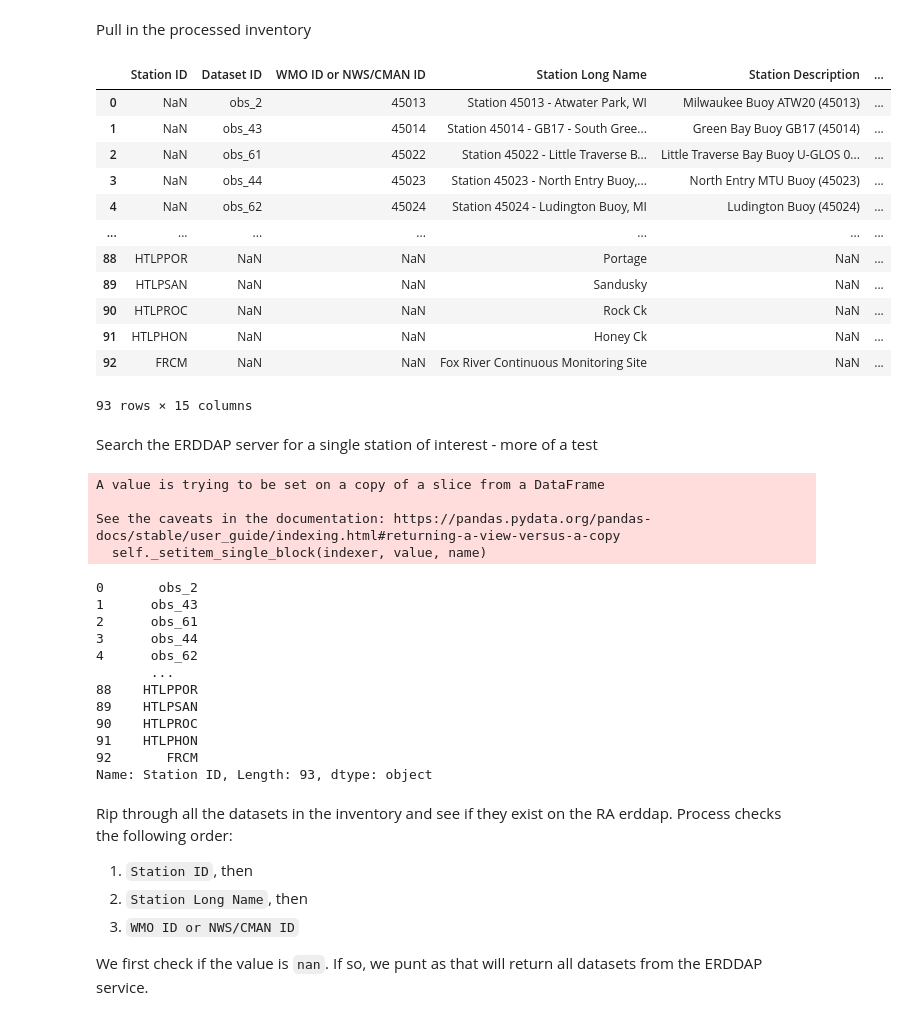
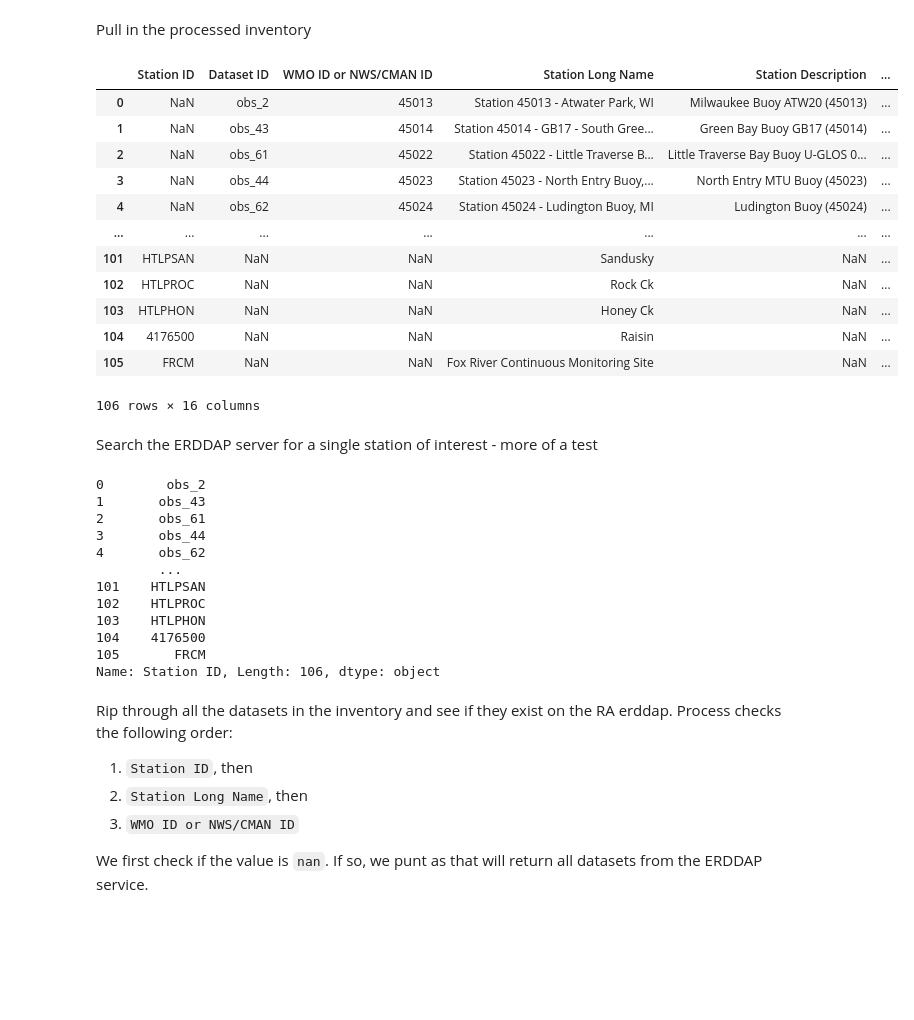
Before and after one commit to ioos/ioos-asset-inventory, a Jupyter notebook: spot_check_stations.ipynb, the cells around one changed output. Saved outputs shown, nothing was run; the diff lists cells and outputs as text; code cells hidden in the pictures; blank space fills up the shorter version.

```diff
--- a/spot_check_stations.ipynb
+++ b/spot_check_stations.ipynb
@@ -31,40 +31,40 @@ Pull in the processed inventory
 # #url = 'http://tds.glos.us/thredds/dodsC/buoy_agg_standard/45186/45186.ncml'
 # #url = 'http://tds.glos.us/thredds/dodsC/buoy_agg_standard/bgsusd2/bgsusd2.ncml'
 # url = 'http://oos.soest.hawaii.edu/thredds/dodsC/hioos/nss/ns12agg'
 # print(url)
 # ds = xr.open_dataset(url)
 # #ds = netCDF4.Dataset(url,'r')
 # title = ds.title
 # start_time = np.datetime_as_string(ds.time.min().values, unit='D')
 # end_time = np.datetime_as_string(ds.time.max().values, unit='D')
 # print('Duration: %s - %s' % (np.datetime_as_string(ds.time.min().values, unit='D'),
 #                              np.datetime_as_string(ds.time.max().values, unit='D'))
 #       )
 
 # Try glos web server
 # url = 'https://glbuoys.glos.us/tools/export?ftype=csv&data_type=buoy&units=eng&locs=OMOECC_E1&params=Water_Temperature_at_Surface|dissolved_oxygen_saturation|water_conductivity|ysi_turbidity&tperiod=custom&date_start=2020-01-01&date_end=2020-12-31&avg_ivld=none'
 # df = erddapy.ERDDAP.to_pandas(url)
 
 ## using ERDDAP to look for stations
 # check out http://data.glos.us/erddap/tabledap/allDatasets.htmlTable?datasetID%2Ctitle%2CminTime%2CmaxTime&maxTime%3E=2020-01-01&maxTime%3C=2020-12-31&orderBy(%22maxTime%22)
 # that lists out all the GLOS stations with the maximum time of observations within the year 2020 (on their ERDDAP).
 
-df = pd.read_excel('2021/data/processed/%s.xlsx' % ra.upper())
+df = pd.read_excel('2021/data/processed/%s.xlsx' % ra.upper(), dtype=str)
 df
 # %% [output]
 |  | Station ID | Dataset ID | WMO ID or NWS/CMAN ID | Station Long Name | Station Description | ... |
 | 0 | NaN | obs_2 | 45013 | Station 45013 - Atwater Park, WI | Milwaukee Buoy ATW20 (45013) | ... |
 | 1 | NaN | obs_43 | 45014 | Station 45014 - GB17 - South Gree... | Green Bay Buoy GB17 (45014) | ... |
 | 2 | NaN | obs_61 | 45022 | Station 45022 - Little Traverse B... | Little Traverse Bay Buoy U-GLOS 0... | ... |
 | 3 | NaN | obs_44 | 45023 | Station 45023 - North Entry Buoy,... | North Entry MTU Buoy (45023) | ... |
 | 4 | NaN | obs_62 | 45024 | Station 45024 - Ludington Buoy, MI | Ludington Buoy (45024) | ... |
 | ... | ... | ... | ... | ... | ... | ... |
-| 88 | HTLPPOR | NaN | NaN | Portage | NaN | ... |
-| 89 | HTLPSAN | NaN | NaN | Sandusky | NaN | ... |
-| 90 | HTLPROC | NaN | NaN | Rock Ck | NaN | ... |
-| 91 | HTLPHON | NaN | NaN | Honey Ck | NaN | ... |
-| 92 | FRCM | NaN | NaN | Fox River Continuous Monitoring Site | NaN | ... |
+| 101 | HTLPSAN | NaN | NaN | Sandusky | NaN | ... |
+| 102 | HTLPROC | NaN | NaN | Rock Ck | NaN | ... |
+| 103 | HTLPHON | NaN | NaN | Honey Ck | NaN | ... |
+| 104 | 4176500 | NaN | NaN | Raisin | NaN | ... |
+| 105 | FRCM | NaN | NaN | Fox River Continuous Monitoring Site | NaN | ... |
-93 rows × 15 columns
+106 rows × 16 columns
 # %% [markdown]
 Search the ERDDAP server for a single station of interest - more of a test
 # %%
@@ -72,22 +72,18 @@ df['Station ID'].loc[df['Station ID'].isna()] = df.loc[df['Station ID'].isna(),'
 
 df['Station ID']
 # %% [output]
-A value is trying to be set on a copy of a slice from a DataFrame
-
-See the caveats in the documentation: https://pandas.pydata.org/pandas-docs/stable/user_guide/indexing.html#returning-a-view-versus-a-copy
-  self._setitem_single_block(indexer, value, name)
+0        obs_2
+1       obs_43
+2       obs_61
+3       obs_44
+4       obs_62
+        ...
+101    HTLPSAN
+102    HTLPROC
+103    HTLPHON
+104    4176500
+105       FRCM
+Name: Station ID, Length: 106, dtype: object
-0       obs_2
-1      obs_43
-2      obs_61
-3      obs_44
-4      obs_62
-       ...
-88    HTLPPOR
-89    HTLPSAN
-90    HTLPROC
-91    HTLPHON
-92       FRCM
-Name: Station ID, Length: 93, dtype: object
 # %%
 df_wf = df[df['Station ID'] == 'obs2']
 
```
Also changed, not shown: parts of 14 cells of this notebook, 1 other file.
